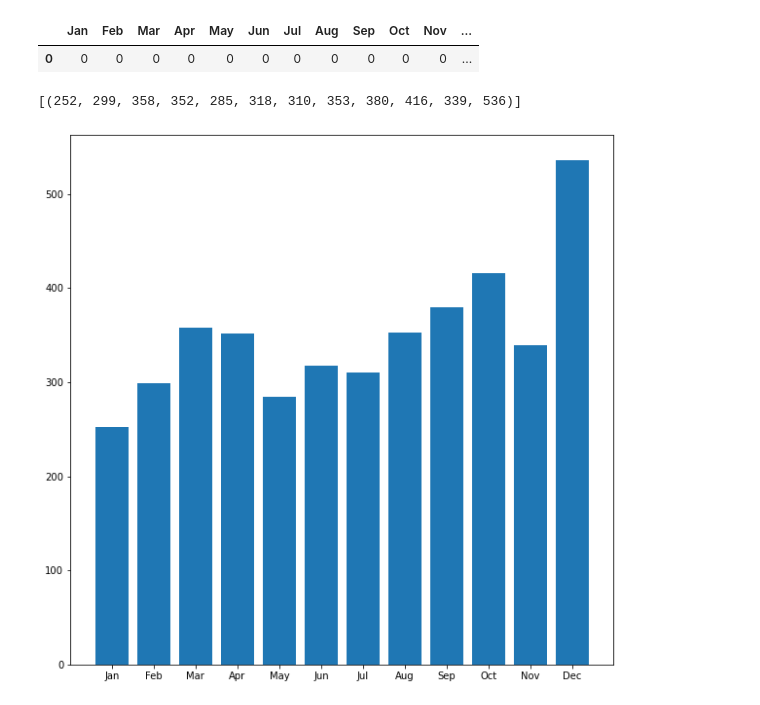
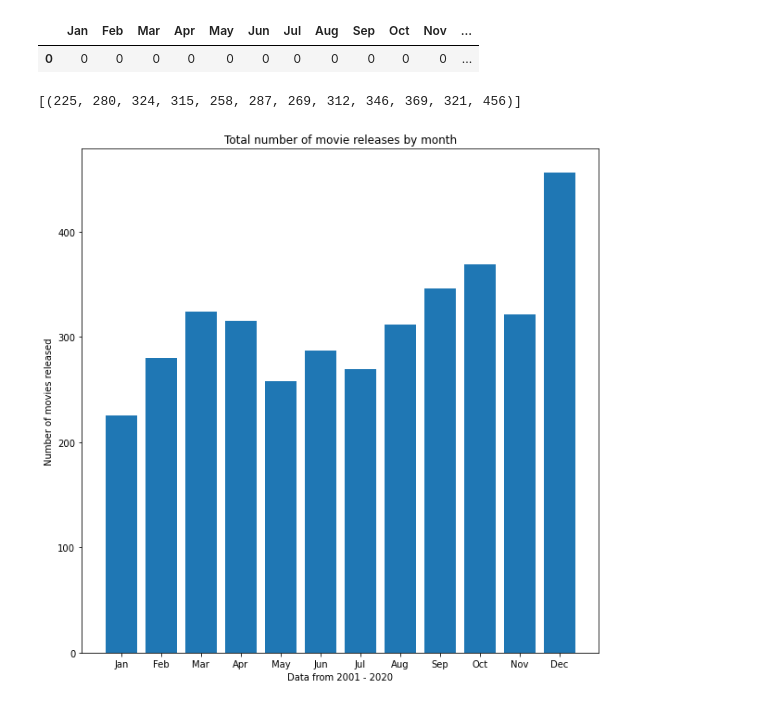
Before and after one commit to Baekho4245/dsc-phase-1-project-v2-3, a Jupyter notebook: draft.ipynb, the cells around one changed output. Drawn from its saved outputs; the diff is of its cells as text; code cells hidden in the pictures.

```diff
--- a/draft.ipynb
+++ b/draft.ipynb
@@ -197,7 +177,0 @@ See the caveats in the documentation: https://pandas.pydata.org/pandas-docs/stab
-# %%
-months = ["Jan", "Feb", "Mar", "Apr", "May", "Jun",
-          "Jul", "Aug", "Sep", "Oct", "Nov", "Dec"]
-df_2001['month'] = pd.Categorical(df_2001['month'], categories=months, ordered=True)
-df2001list = df_2001['month'].sort_values()
-df2001list = list(df2001list)
-df2001list
@@ -240,12 +192,8 @@ for x in df_new:
 # %%
+# Retrieve data in calender order, copy and paste values to y-axis below
+
 list(testdf.value_counts().index)
-yaxis = []
-
-for x in list(testdf.value_counts().index):
-    yaxis.append(x)
-
-yaxis
 # %% [output]
-[(252, 299, 358, 352, 285, 318, 310, 353, 380, 416, 339, 536)]
+[(225, 280, 324, 315, 258, 287, 269, 312, 346, 369, 321, 456)]
 # %%
 from matplotlib import pyplot as plt
@@ -252,7 +201,10 @@ from matplotlib import pyplot as plt
 # %%
 fig, ax = plt.subplots(figsize = (10, 10))
 x = months
-y = [252, 299, 358, 352, 285, 318, 310, 353, 380, 416, 339, 536]
+y = [225, 280, 324, 315, 258, 287, 269, 312, 346, 369, 321, 456]
 ax.bar(x, y);
+ax.set_title('Total number of movie releases by month')
+ax.set_xlabel('Data from 2001 - 2020')
+ax.set_ylabel('Number of movies released');
 # %% [output]
-[figure, old version]
+[figure, new version]
```
Also changed, not shown: parts of 13 cells of this notebook.
